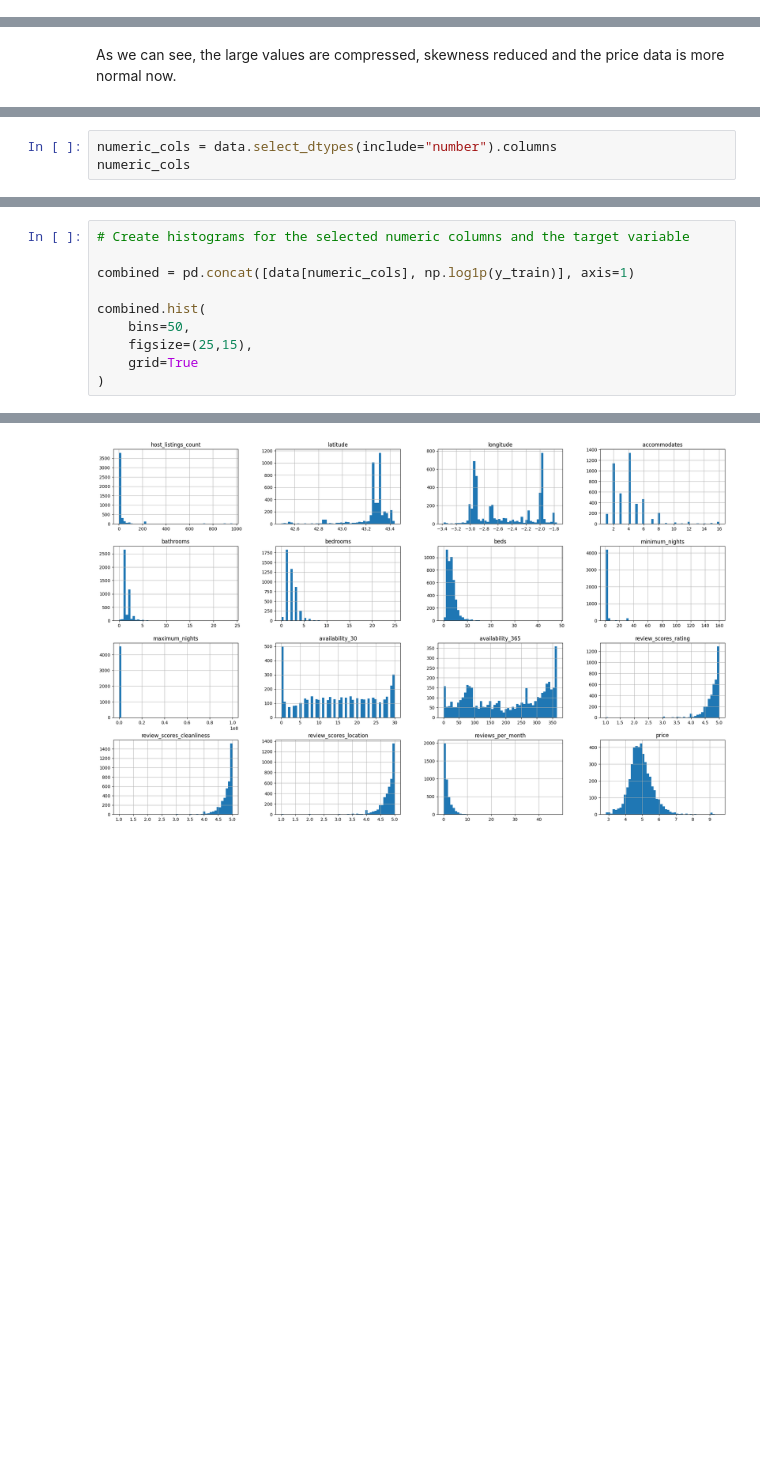
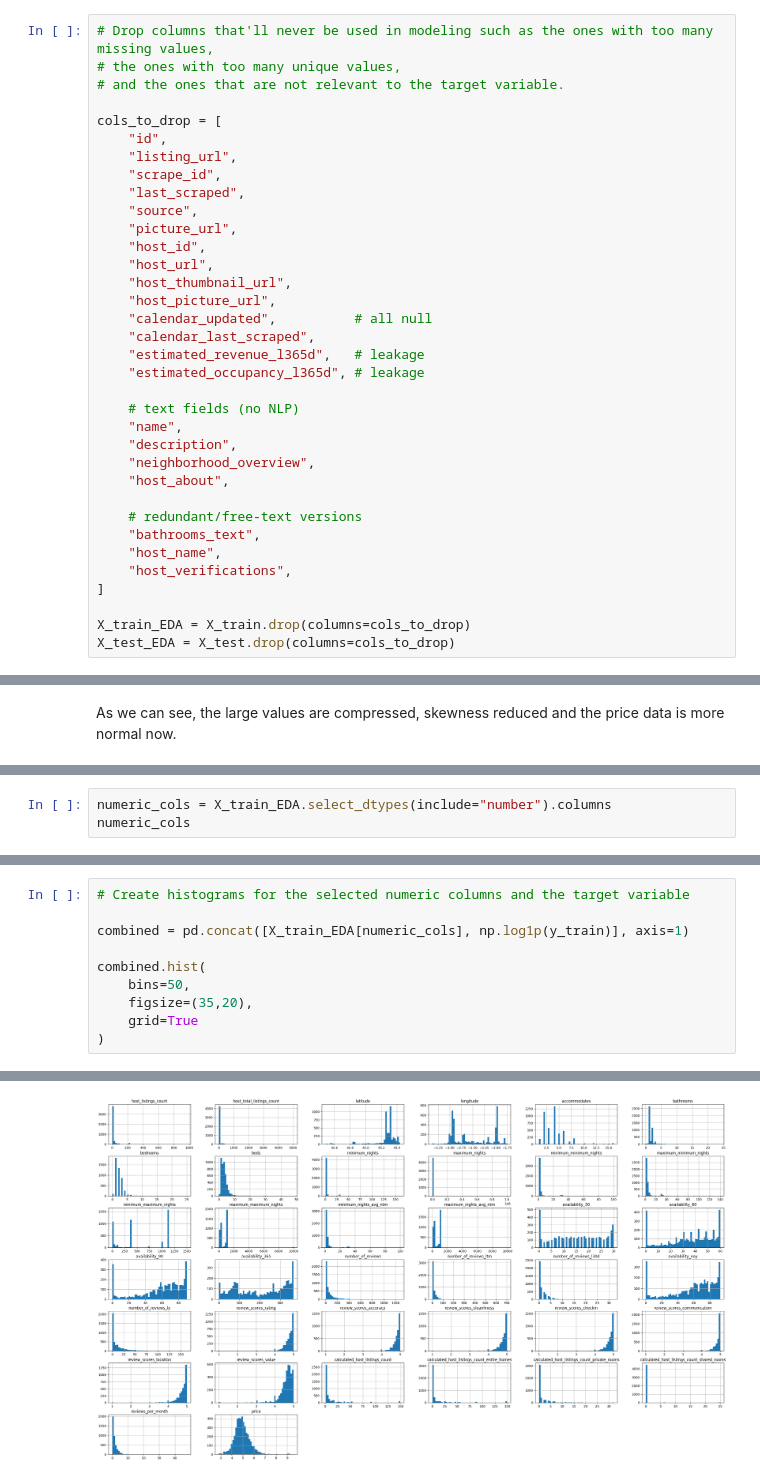
Before and after one commit to Batujan/Airbnb_Basque_Country_Price_Prediction, a Jupyter notebook: notebooks/01_data_exploration.ipynb, the cells around one changed output, grey strips where cells are left out. Cells and saved outputs as stored; diff of their text form; blank space fills up the shorter version.

```diff
--- a/notebooks/01_data_exploration.ipynb
+++ b/notebooks/01_data_exploration.ipynb
@@ -195 +144,36 @@ data = data.drop(columns=cols_to_drop)
+# %%
+# Drop columns that'll never be used in modeling such as the ones with too many missing values,
+# the ones with too many unique values,
+# and the ones that are not relevant to the target variable.
+
+cols_to_drop = [
+    "id",
+    "listing_url",
+    "scrape_id",
+    "last_scraped",
+    "source",
+    "picture_url",
+    "host_id",
+    "host_url",
+    "host_thumbnail_url",
+    "host_picture_url",
+    "calendar_updated",          # all null
+    "calendar_last_scraped",
+    "estimated_revenue_l365d",   # leakage
+    "estimated_occupancy_l365d", # leakage
+
+    # text fields (no NLP)
+    "name",
+    "description",
+    "neighborhood_overview",
+    "host_about",
+
+    # redundant/free-text versions
+    "bathrooms_text",
+    "host_name",
+    "host_verifications",
+]
+
+X_train_EDA = X_train.drop(columns=cols_to_drop)
+X_test_EDA = X_test.drop(columns=cols_to_drop)
 # %%
@@ -235,4 +221,4 @@ As we can see, the large values are compressed, skewness reduced and the price d
 # %%
-numeric_cols = data.select_dtypes(include="number").columns
+numeric_cols = X_train_EDA.select_dtypes(include="number").columns
 numeric_cols
 # %% [output]
@@ -265,11 +264,11 @@ dtype: float64
 # %%
 # Create histograms for the selected numeric columns and the target variable
 
-combined = pd.concat([data[numeric_cols], np.log1p(y_train)], axis=1)
+combined = pd.concat([X_train_EDA[numeric_cols], np.log1p(y_train)], axis=1)
 
 combined.hist(
     bins=50,
-    figsize=(25,15),
+    figsize=(35,20),
     grid=True
 )
 # %% [output]
@@ -292 +292 @@ array([[<Axes: title={'center': 'host_listings_count'}>,
-[figure, old version]
+[figure, new version]
```
Also changed, not shown: parts of 37 cells of this notebook.
